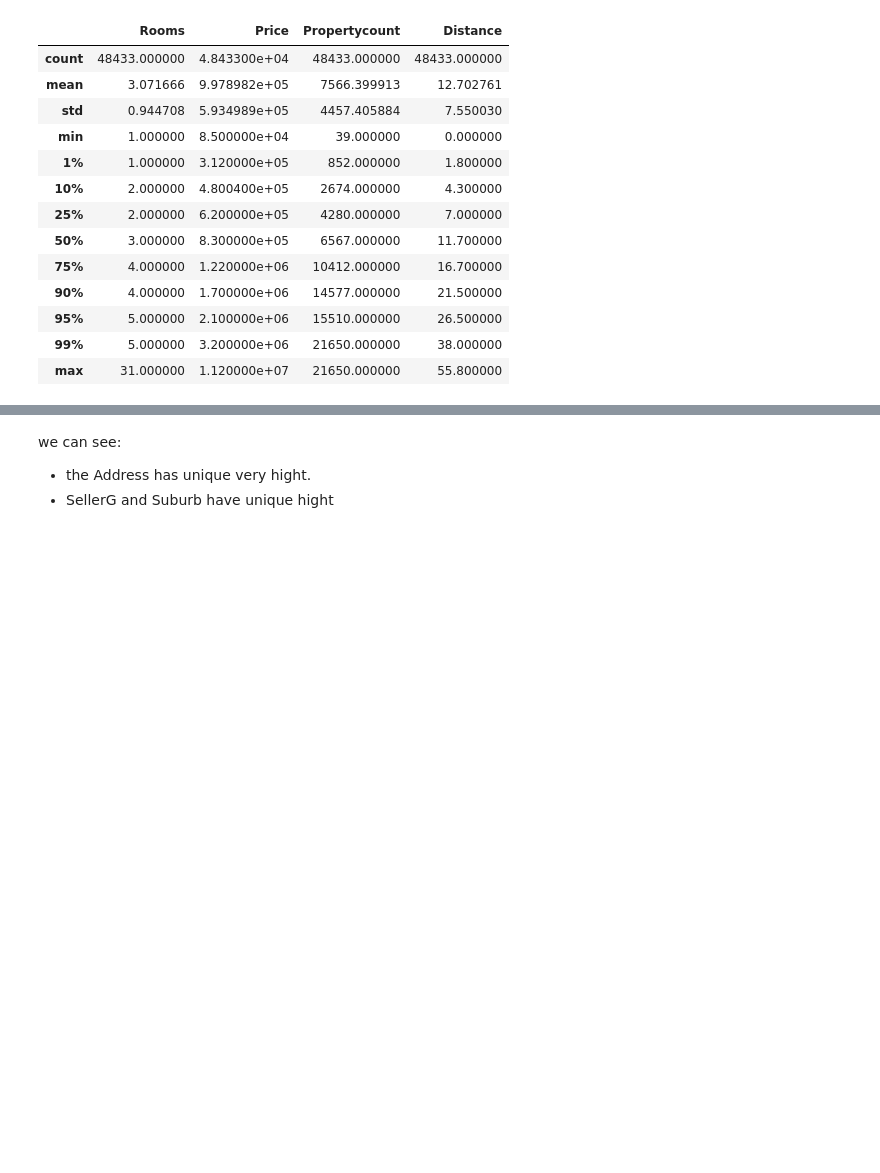
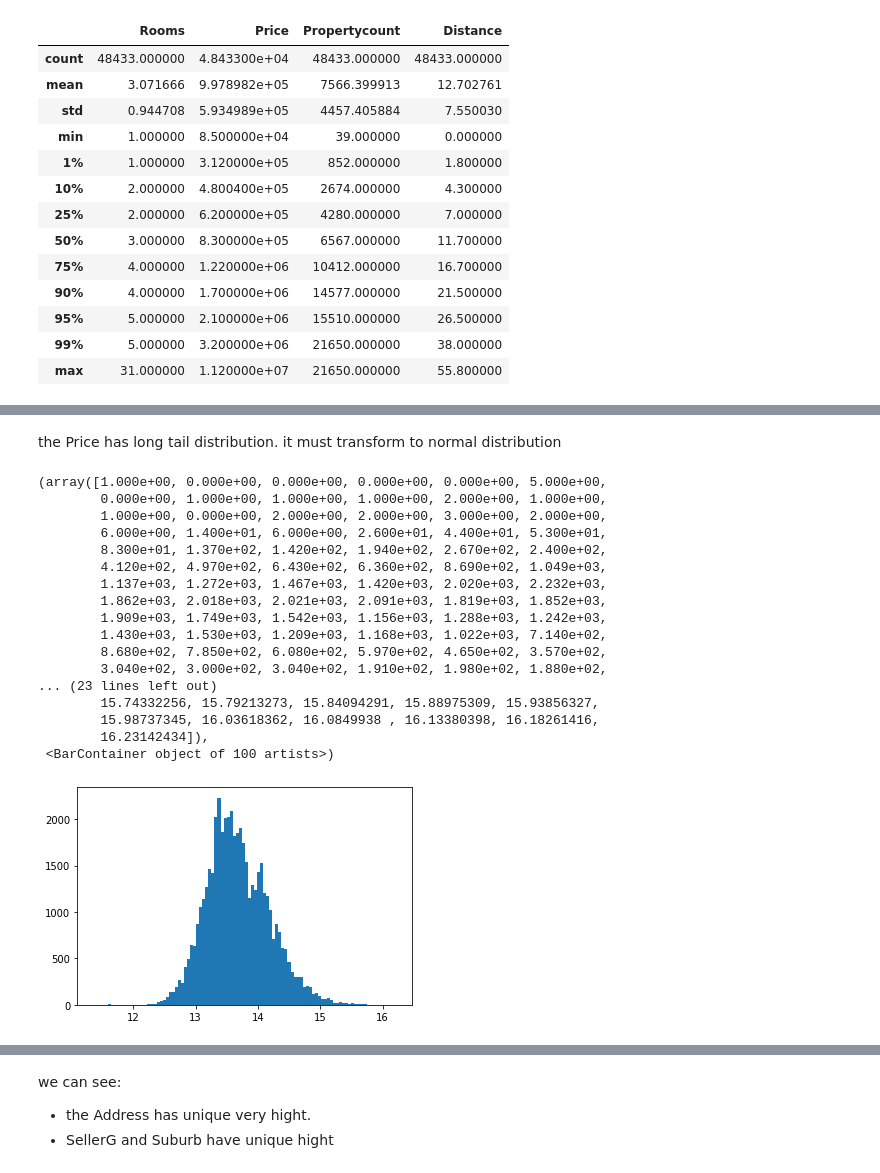
Before and after one commit to Trantamhvbc/DataScienceProject, a Jupyter notebook: linear/Untitled.ipynb, the cells around one changed output, grey strips where cells are left out. Drawn from its saved outputs; the diff is of its cells as text; code cells hidden in the pictures; blank space fills up the shorter version.

```diff
--- a/linear/Untitled.ipynb
+++ b/linear/Untitled.ipynb
@@ -181,0 +197,24 @@ df.describe(include = 'O')
+# %% [markdown]
+the Price has long tail distribution. it must transform to normal distribution
+# %%
+df['Log_Price'] = np.log(df['Price'])
+plt.hist(df.Log_Price.values,bins = 100)
+# %% [output]
+(array([1.000e+00, 0.000e+00, 0.000e+00, 0.000e+00, 0.000e+00, 5.000e+00,
+        0.000e+00, 1.000e+00, 1.000e+00, 1.000e+00, 2.000e+00, 1.000e+00,
+        1.000e+00, 0.000e+00, 2.000e+00, 2.000e+00, 3.000e+00, 2.000e+00,
+        6.000e+00, 1.400e+01, 6.000e+00, 2.600e+01, 4.400e+01, 5.300e+01,
+        8.300e+01, 1.370e+02, 1.420e+02, 1.940e+02, 2.670e+02, 2.400e+02,
+        4.120e+02, 4.970e+02, 6.430e+02, 6.360e+02, 8.690e+02, 1.049e+03,
+        1.137e+03, 1.272e+03, 1.467e+03, 1.420e+03, 2.020e+03, 2.232e+03,
+        1.862e+03, 2.018e+03, 2.021e+03, 2.091e+03, 1.819e+03, 1.852e+03,
+        1.909e+03, 1.749e+03, 1.542e+03, 1.156e+03, 1.288e+03, 1.242e+03,
+        1.430e+03, 1.530e+03, 1.209e+03, 1.168e+03, 1.022e+03, 7.140e+02,
+        8.680e+02, 7.850e+02, 6.080e+02, 5.970e+02, 4.650e+02, 3.570e+02,
+        3.040e+02, 3.000e+02, 3.040e+02, 1.910e+02, 1.980e+02, 1.880e+02,
+... (23 lines left out)
+        15.74332256, 15.79213273, 15.84094291, 15.88975309, 15.93856327,
+        15.98737345, 16.03618362, 16.0849938 , 16.13380398, 16.18261416,
+        16.23142434]),
+ <BarContainer object of 100 artists>)
+[figure, added]
```
Also changed, not shown: parts of 38 cells of this notebook, 1 other file.
